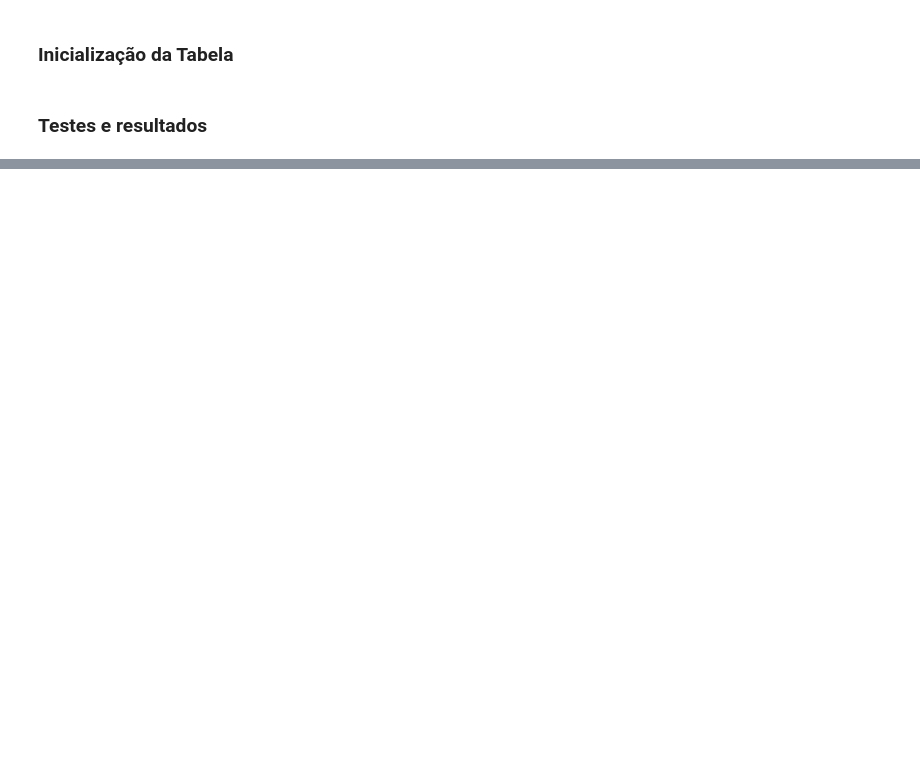
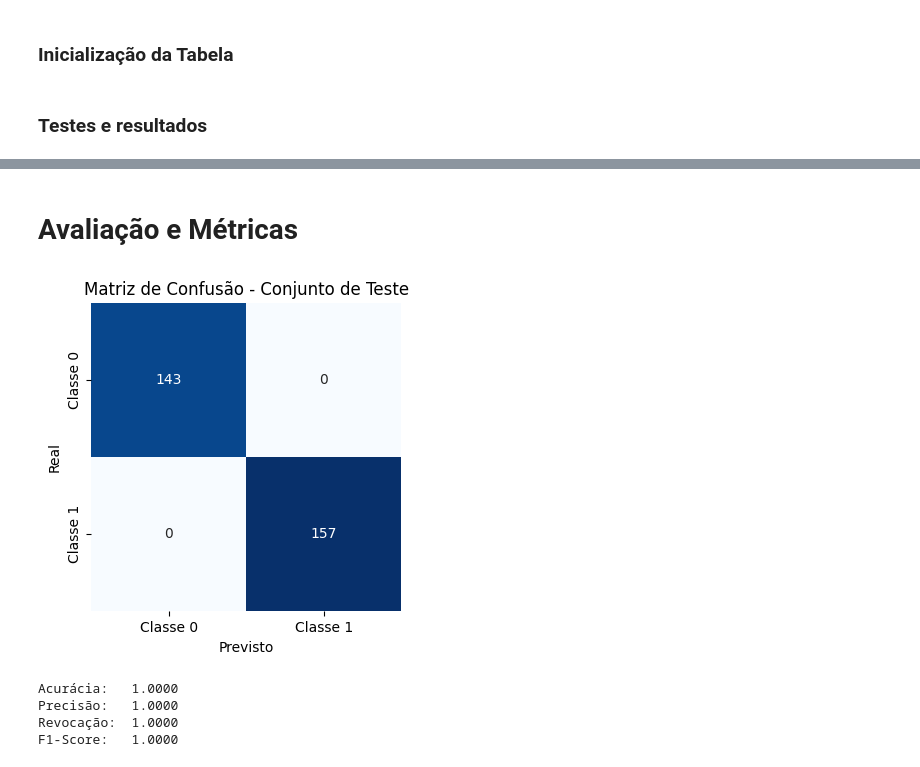
Before and after one commit to flavia-segadilha/Neuronio-Perceptron_2025_1, a Jupyter notebook: NeuronioPerceptron.ipynb, the cells around one changed output, grey strips where cells are left out. Cells and saved outputs as stored; diff of their text form; code cells hidden in the pictures; blank space fills up the shorter version.

```diff
--- a/NeuronioPerceptron.ipynb
+++ b/NeuronioPerceptron.ipynb
@@ -263,0 +292,5 @@ print(table)
+# %%
+X = data_holdout[["Dado 1", "Dado 2"]].values
+y = data_holdout["Y desejado"].values
+
+X_train, X_test, y_train, y_test = train_test_split(X, y, test_size=0.3, random_state=3, stratify=y)
@@ -263,0 +327,33 @@ print(table)
+# %% [markdown]
+# Avaliação e Métricas
+# %%
+# Previsões
+y_pred_test = np.array([perceptron.predict(x) for x in X_test])
+
+# Cálculo das métricas
+conf_matrix = confusion_matrix(y_test, y_pred_test)
+accuracy = accuracy_score(y_test, y_pred_test)
+precision = precision_score(y_test, y_pred_test)
+recall = recall_score(y_test, y_pred_test)
+f1 = f1_score(y_test, y_pred_test)
+
+# Exibir matriz de confusão
+plt.figure(figsize=(4, 4))
+sns.heatmap(conf_matrix, annot=True, fmt="d", cmap="Blues", cbar=False,
+            xticklabels=["Classe 0", "Classe 1"], yticklabels=["Classe 0", "Classe 1"])
+plt.xlabel("Previsto")
+plt.ylabel("Real")
+plt.title("Matriz de Confusão - Conjunto de Teste")
+plt.show()
+
+# Imprimir métricas
+print(f"Acurácia:   {accuracy:.4f}")
+print(f"Precisão:   {precision:.4f}")
+print(f"Revocação:  {recall:.4f}")
+print(f"F1-Score:   {f1:.4f}")
+# %% [output]
+[figure, added]
+Acurácia:   1.0000
+Precisão:   1.0000
+Revocação:  1.0000
+F1-Score:   1.0000
```
Also changed, not shown: parts of 20 cells of this notebook.
